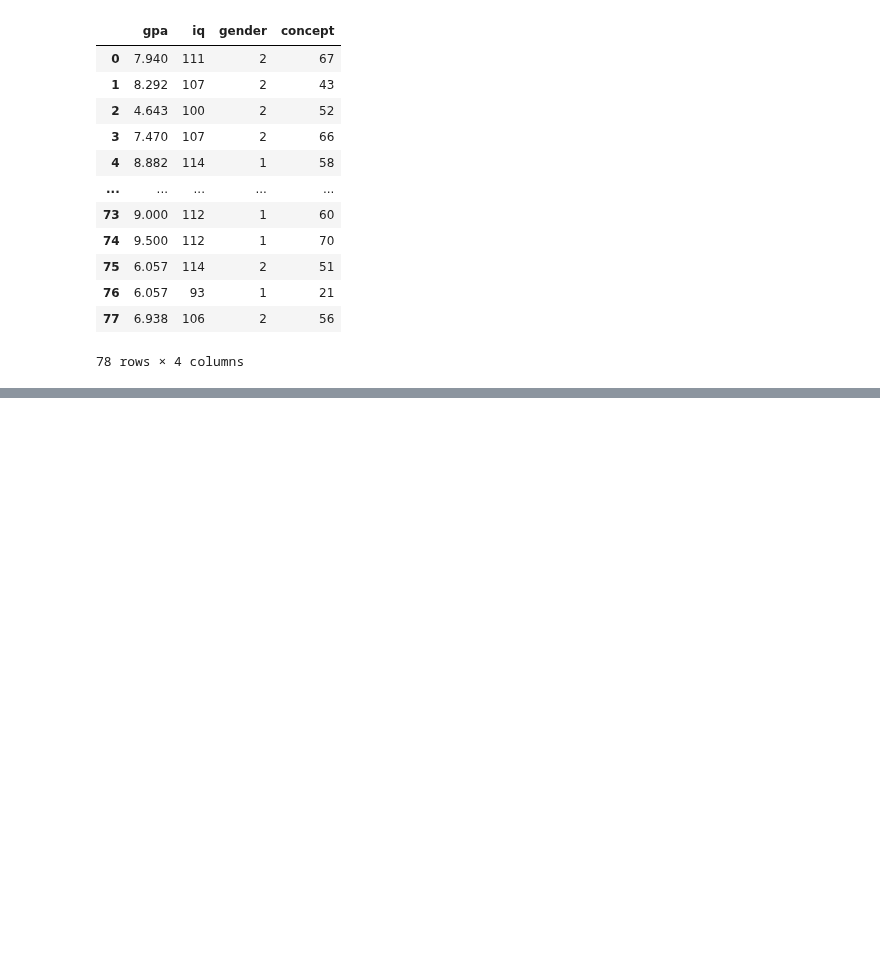
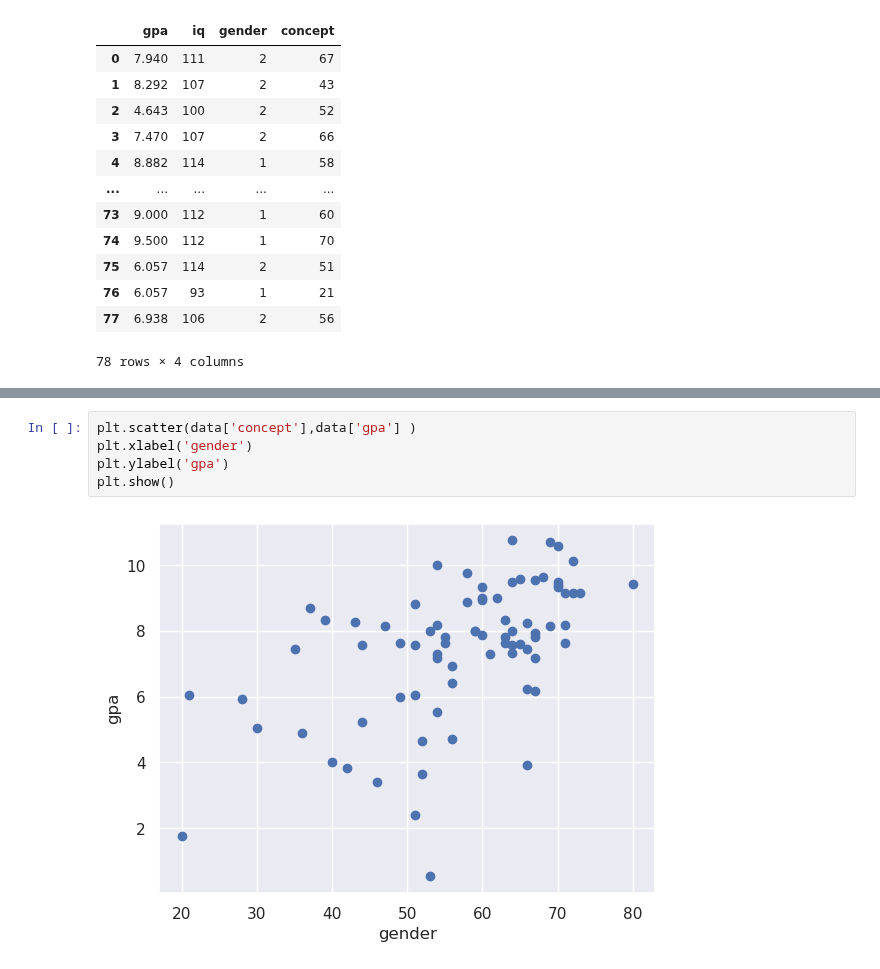
Before and after one commit to LaxmiVatsalyaDaita/Kaggle, a Jupyter notebook: gpa-linear-regression.ipynb, the cells around one changed output, grey strips where cells are left out. Saved outputs shown, nothing was run; the diff lists cells and outputs as text; blank space fills up the shorter version.

```diff
--- a/gpa-linear-regression.ipynb
+++ b/gpa-linear-regression.ipynb
@@ -68,0 +95,7 @@ data
+# %%
+plt.scatter(data['concept'],data['gpa'] )
+plt.xlabel('gender')
+plt.ylabel('gpa')
+plt.show()
+# %% [output]
+[figure, added]
```
Also changed, not shown: parts of 13 cells of this notebook.
